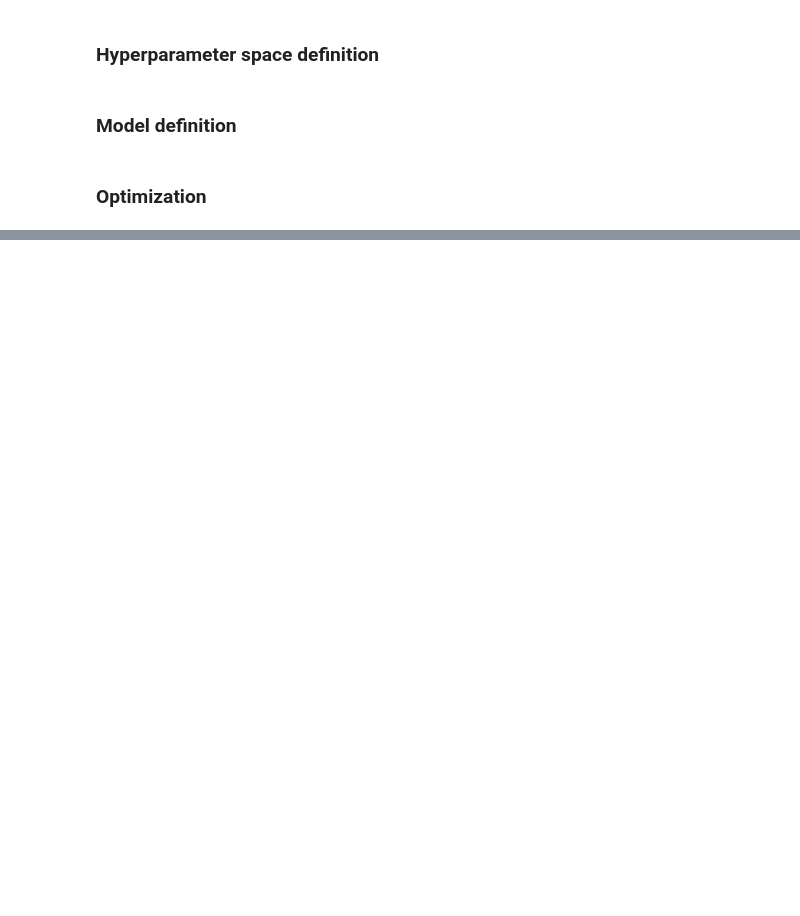
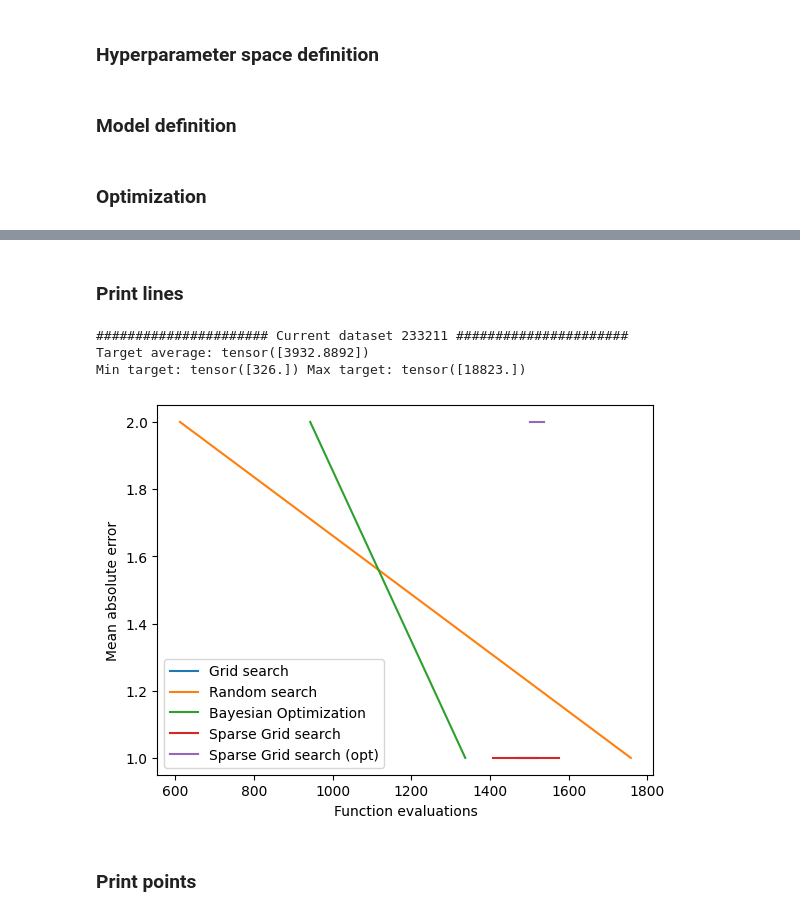
Before and after one commit to Muxlll/Masterarbeit, a Jupyter notebook: Code/Baseline.ipynb, the cells around one changed output, grey strips where cells are left out. Cells and saved outputs as stored; diff of their text form; code cells hidden in the pictures; blank space fills up the shorter version.

```diff
--- a/Code/Baseline.ipynb
+++ b/Code/Baseline.ipynb
@@ -60,7 +60,7 @@ To enable the following instructions: AVX2 FMA, in other operations, rebuild Ten
 ITER = 3
 
 hyperparameterspace = {
-    'regressor__regressor__epochs': ["interval-int", 1, 20],
+    'regressor__regressor__epochs': ["interval-int", 1, 2],
     'regressor__regressor__batch_size': ["interval-int", 1, 200],
     'regressor__regressor__model__optimizer__learning_rate': ["interval-log", 0.000001, 0.1]
 }
@@ -447 +426,37 @@ Done in 0ms.
+# %% [markdown]
+### Print lines
+# %%
+
+for i in range(len(ids)):
+    print("###################### Current dataset", ids[i], "######################")
+    print("Target average:", sum(
+        dataset.get_Y()/len(dataset.get_Y())))
+    print("Min target:", min(dataset.get_Y()),
+          "Max target:", max(dataset.get_Y()))
+
+
+    # plotting the points
+    plt.plot(GRID_COST[i], GRID_RESULT[i], label="Grid search")
+    plt.plot(RANDOM_COST[i], RANDOM_RESULT[i], label="Random search")
+    plt.plot(BAYESIAN_COST[i], BAYESIAN_RESULT[i], label="Bayesian Optimization")
+    plt.plot(SPARSE_COST[i], SPARSE_RESULT[i], label="Sparse Grid search")
+    plt.plot(SPARSE_COST_OPTIMIZED[i], SPARSE_RESULT_OPTIMIZED[i], label="Sparse Grid search (opt)")
+
+    # naming the x axis
+    plt.xlabel('Function evaluations')
+    # naming the y axis
+    plt.ylabel('Mean absolute error')
+
+    # show a legend on the plot
+    plt.legend()
+
+    # function to show the plot
+    plt.show()
+# %% [output]
+###################### Current dataset 233211 ######################
+Target average: tensor([3932.8892])
+Min target: tensor([326.]) Max target: tensor([18823.])
+[figure, added]
+# %% [markdown]
+### Print points
 # %%
```
Also changed, not shown: parts of 3 cells of this notebook, 1 other file.
